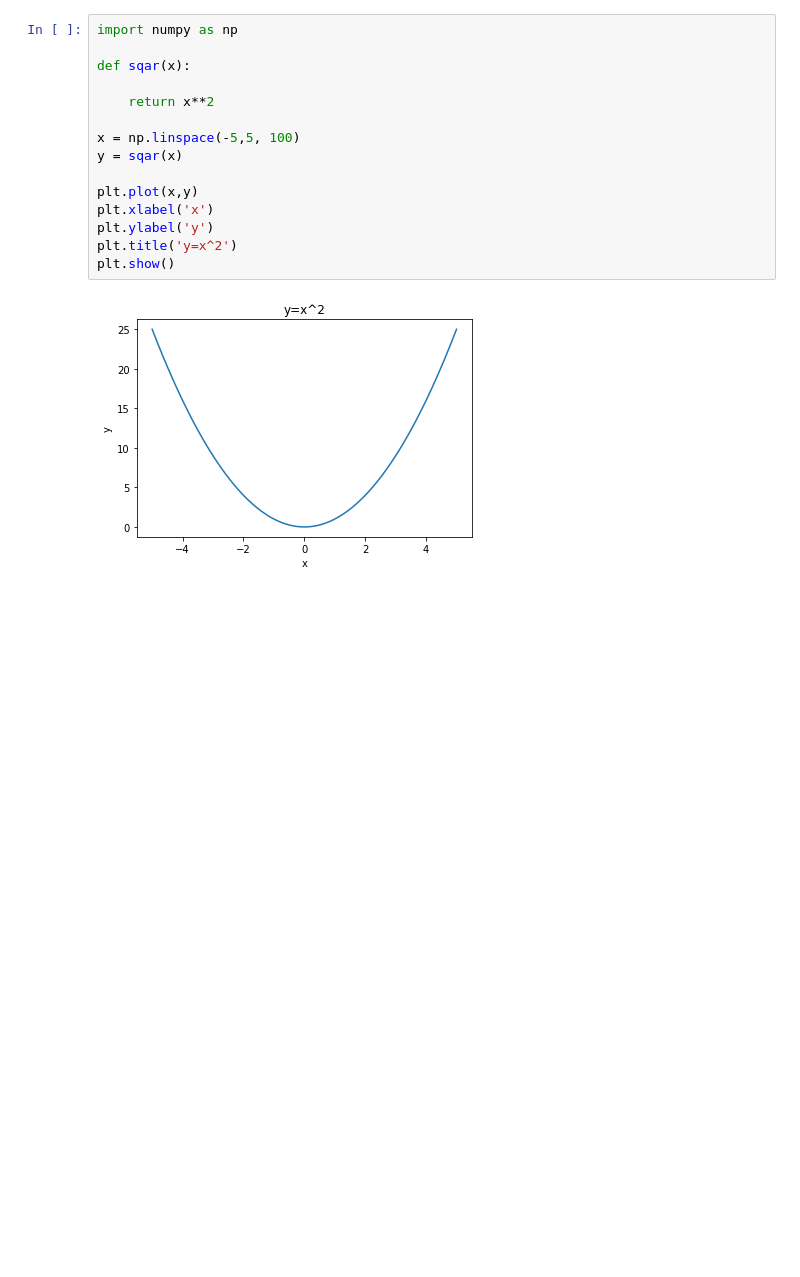
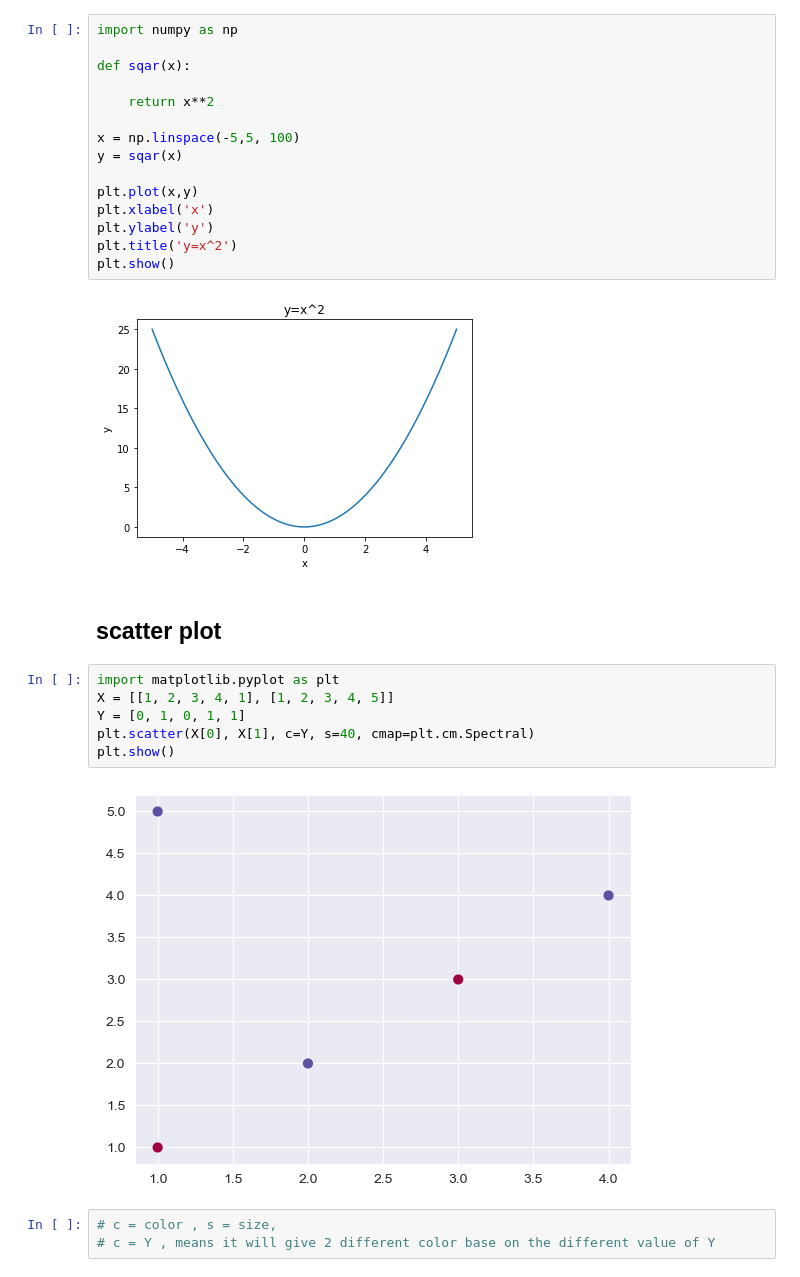
Before and after one commit to joeng2004/dataQuest, a Jupyter notebook: Python,Data Cleaning Note taking/5. MatPlotLib and SeaBorn.ipybn.ipynb, the cells around one changed output. Drawn from its saved outputs; the diff is of its cells as text; blank space fills up the shorter version.

```diff
--- a/Python,Data Cleaning Note taking/5. MatPlotLib and SeaBorn.ipybn.ipynb
+++ b/Python,Data Cleaning Note taking/5. MatPlotLib and SeaBorn.ipybn.ipynb
@@ -29,3 +29,16 @@ plt.title('y=x^2')
 plt.show()
 # %% [output]
 [figure]
+# %% [markdown]
+## scatter plot
+# %%
+import matplotlib.pyplot as plt
+X = [[1, 2, 3, 4, 1], [1, 2, 3, 4, 5]]
+Y = [0, 1, 0, 1, 1]
+plt.scatter(X[0], X[1], c=Y, s=40, cmap=plt.cm.Spectral)
+plt.show()
+# %% [output]
+[figure, added]
+# %%
+# c = color , s = size,
+# c = Y , means it will give 2 different color base on the different value of Y
```
